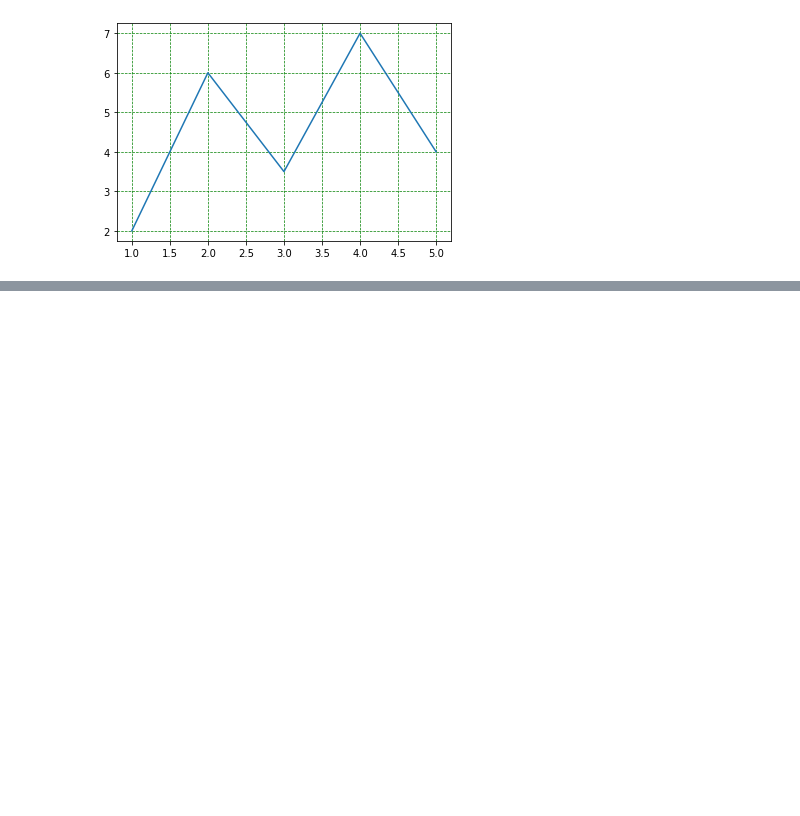
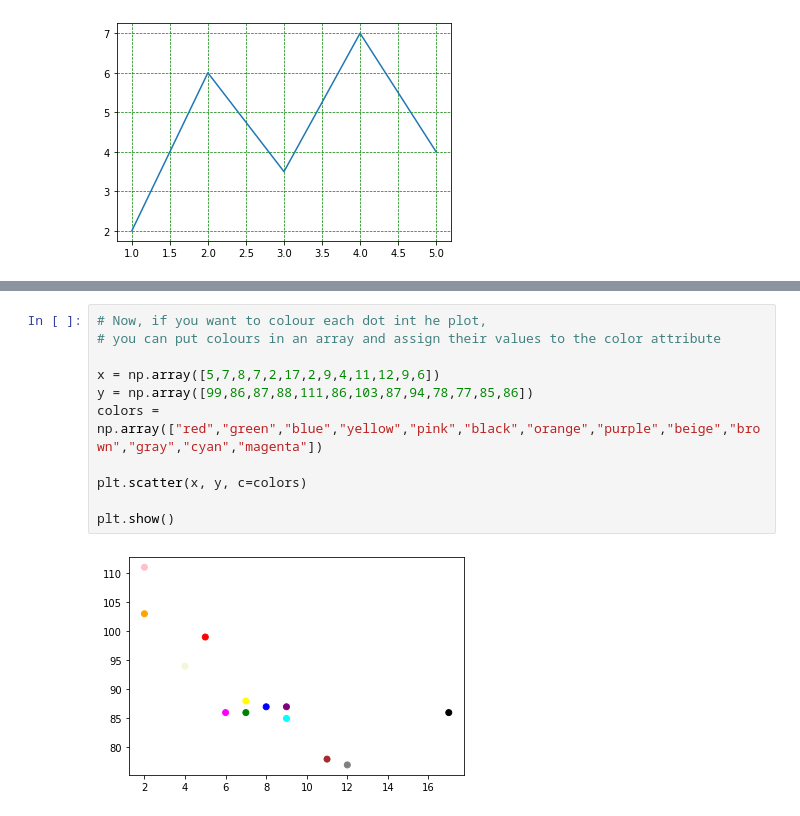
Before and after one commit to seenusnehil/Machine-Learning-Journey, a Jupyter notebook: Visualization Practice/Matplotlib practice.ipynb, the cells around one changed output, grey strips where cells are left out. Saved outputs shown, nothing was run; the diff lists cells and outputs as text; blank space fills up the shorter version.

```diff
--- a/Visualization Practice/Matplotlib practice.ipynb
+++ b/Visualization Practice/Matplotlib practice.ipynb
@@ -339,0 +355,13 @@ plt.show()
+# %%
+# Now, if you want to colour each dot int he plot,
+# you can put colours in an array and assign their values to the color attribute
+
+x = np.array([5,7,8,7,2,17,2,9,4,11,12,9,6])
+y = np.array([99,86,87,88,111,86,103,87,94,78,77,85,86])
+colors = np.array(["red","green","blue","yellow","pink","black","orange","purple","beige","brown","gray","cyan","magenta"])
+
+plt.scatter(x, y, c=colors)
+
+plt.show()
+# %% [output]
+[figure, added]
```
Also changed, not shown: parts of 44 cells of this notebook.
